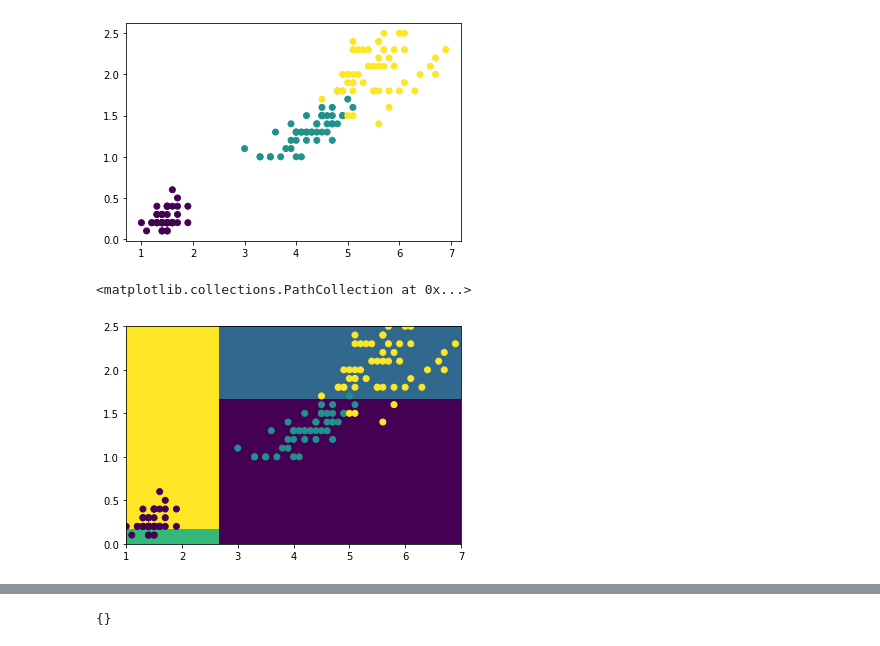
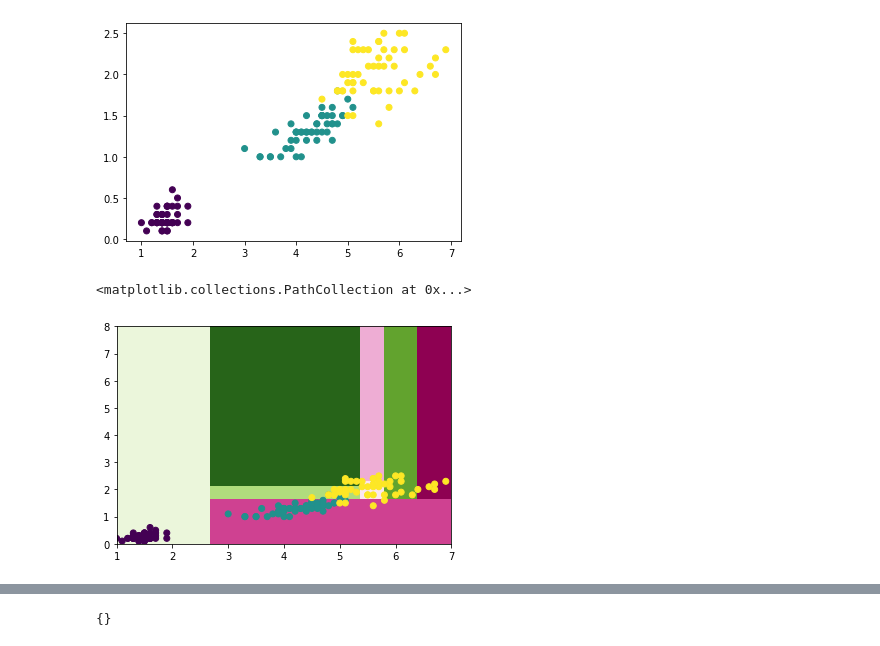
Before and after one commit to arminwitte/binarybeech, a Jupyter notebook: notebooks/iris_unsupervised.ipynb, the cells around one changed output, grey strips where cells are left out. Saved outputs shown, nothing was run; the diff lists cells and outputs as text; code cells hidden in the pictures.

```diff
--- a/notebooks/iris_unsupervised.ipynb
+++ b/notebooks/iris_unsupervised.ipynb
@@ -18,7 +18,10 @@ df_iris_orig = pd.read_csv("data/iris.csv")
 df_iris = df_iris_orig.drop(columns=["species"])
 # %%
 
-c_iris = bb.CART(df=df_iris, y_name=None, X_names=["petal_length", "petal_width"], metrics_type="clustering", max_depth=2)
+c_iris = bb.CART(df=df_iris, y_name=None,
+                 #X_names=["petal_length", "petal_width"],
+                 algorithm_kwargs={"unsupervised_minimum_relative_entropy_improvement": -0.15},
+                 metrics_type="clustering", max_depth=10, min_leaf_samples = 10)
 c_iris.create_tree()
 p = c_iris.predict(df_iris)
 df_iris["species"] = p
@@ -38,7 +57,7 @@ plt.scatter(df_iris["petal_length"],df_iris["petal_width"],c=df_iris_orig["speci
 [figure]
 # %%
 
-x, y = np.meshgrid(np.linspace(1,7,101),np.linspace(0,2.5,101))
+x, y = np.meshgrid(np.linspace(1,7,101),np.linspace(0,8,101))
 col = []
 for i in range(len(x.ravel())):
     d = df_iris.iloc[120].copy()
@@ -47,12 +66,12 @@ for i in range(len(x.ravel())):
     col.append(c_iris.tree.traverse(d).value)
 unique = [u for u in np.unique(col)]
 for i, c in enumerate(col):
-    col[i] = unique.index(c)
+    col[i] = unique.index(c)+5
 z = np.array(col).reshape(x.shape)
 # %%
 fig, ax = plt.subplots()
-ax.pcolormesh(x,y,z)
+ax.pcolormesh(x,y,z, cmap=plt.get_cmap('PiYG'))
 ax.scatter(df_iris["petal_length"],df_iris["petal_width"],c=df_iris_orig["species"].map(colors))
 # %% [output]
 <matplotlib.collections.PathCollection at 0x...>
-[figure, old version]
+[figure, new version]
```
Also changed, not shown: parts of 3 cells of this notebook, 4 other files.
